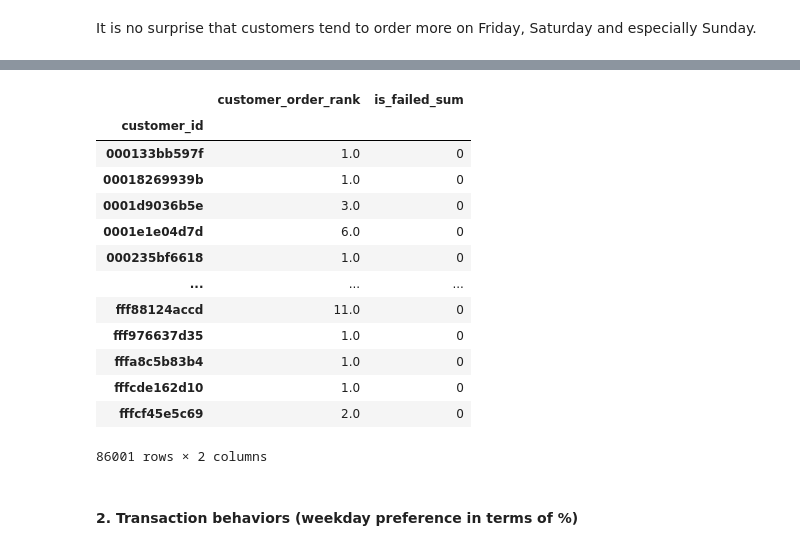
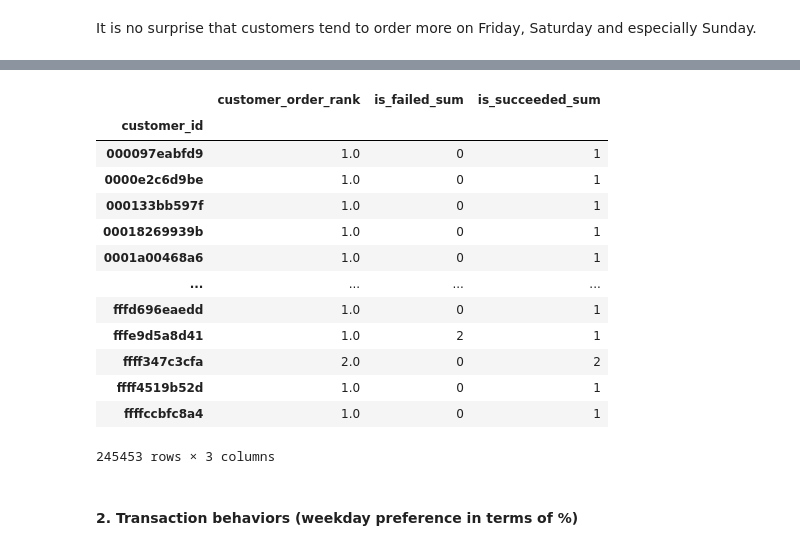
Before and after one commit to iceberg12/orange-eat-apple, a Jupyter notebook: EDA.ipynb, the cells around one changed output, grey strips where cells are left out. Cells and saved outputs as stored; diff of their text form; code cells hidden in the pictures.

```diff
--- a/EDA.ipynb
+++ b/EDA.ipynb
@@ -211,9 +209,10 @@ df_order.is_failed.value_counts()
 1     24761
 Name: is_failed, dtype: int64
 # %%
-months = sorted(df_order.year_month.unique().tolist())
+months = sorted(df_order.order_date.apply(lambda s: s[0:7]).unique().tolist())
 # %%
 i = len(months) - 1
 cur = months[i]
-start = months[i-3]
+start = months[i-23]
 df = df_order[df_order.order_date > start].reset_index(drop=True)
+df.shape, len(df.customer_id.unique())
@@ -226,7 +227,6 @@ df['week_in_month'] = df.order_date.apply(lambda x:
     else('W2' if x[8:10] <= '14'
     else ('W3' if x[8:10] <= '21'
     else 'W4')))
-df['year_month_week'] = df['year_month'] + '_' + df['week_in_month']
 df['weekday'] = pd.to_datetime(df.order_date).apply(lambda x: calendar.day_name[x.weekday()])
 # %% [markdown]
 Since most of the months have more than 28 days, it is expected to see Week 4 (W4) to have more transactions.
@@ -339,23 +371,25 @@ df_money
 # %%
-# royalty, total failed transactions
+# Misc: Loyalty, Total failed transactions
 df_misc = df.groupby('customer_id').agg({
     'customer_order_rank': 'max',
     'is_failed': 'sum',
+    'is_succeeded': 'sum'
 })
-df_misc.rename(columns={'is_failed':'is_failed_sum'}, inplace=True)
+df_misc.rename(columns={'is_failed':'is_failed_sum',
+                       'is_succeeded':'is_succeeded_sum'}, inplace=True)
 df_misc
 # %% [output]
-|  | customer_order_rank | is_failed_sum |
-| customer_id |  |  |
-| 000133bb597f | 1.0 | 0 |
-| 00018269939b | 1.0 | 0 |
-| 0001d9036b5e | 3.0 | 0 |
-| 0001e1e04d7d | 6.0 | 0 |
-| 000235bf6618 | 1.0 | 0 |
-| ... | ... | ... |
-| fff88124accd | 11.0 | 0 |
-| fff976637d35 | 1.0 | 0 |
-| fffa8c5b83b4 | 1.0 | 0 |
-| fffcde162d10 | 1.0 | 0 |
-| fffcf45e5c69 | 2.0 | 0 |
+|  | customer_order_rank | is_failed_sum | is_succeeded_sum |
+| customer_id |  |  |  |
+| 000097eabfd9 | 1.0 | 0 | 1 |
+| 0000e2c6d9be | 1.0 | 0 | 1 |
+| 000133bb597f | 1.0 | 0 | 1 |
+| 00018269939b | 1.0 | 0 | 1 |
+| 0001a00468a6 | 1.0 | 0 | 1 |
+| ... | ... | ... | ... |
+| fffd696eaedd | 1.0 | 0 | 1 |
+| fffe9d5a8d41 | 1.0 | 2 | 1 |
+| ffff347c3cfa | 2.0 | 0 | 2 |
+| ffff4519b52d | 1.0 | 0 | 1 |
+| ffffccbfc8a4 | 1.0 | 0 | 1 |
-86001 rows × 2 columns
+245453 rows × 3 columns
```
Also changed, not shown: parts of 28 cells of this notebook.
